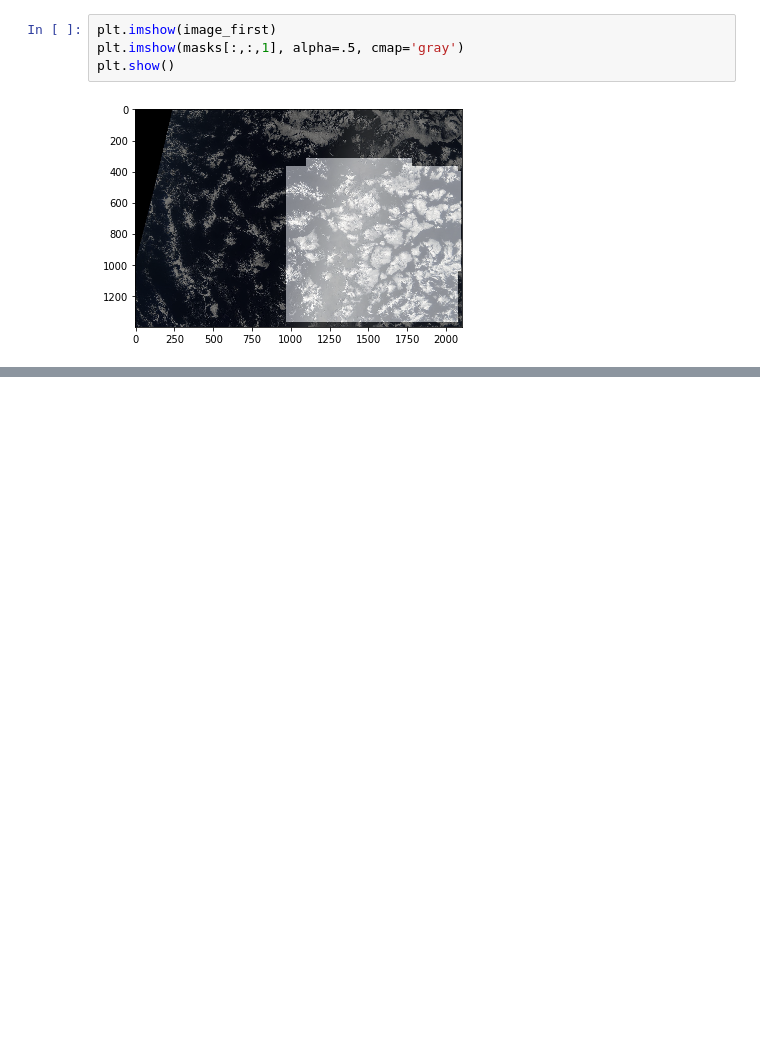
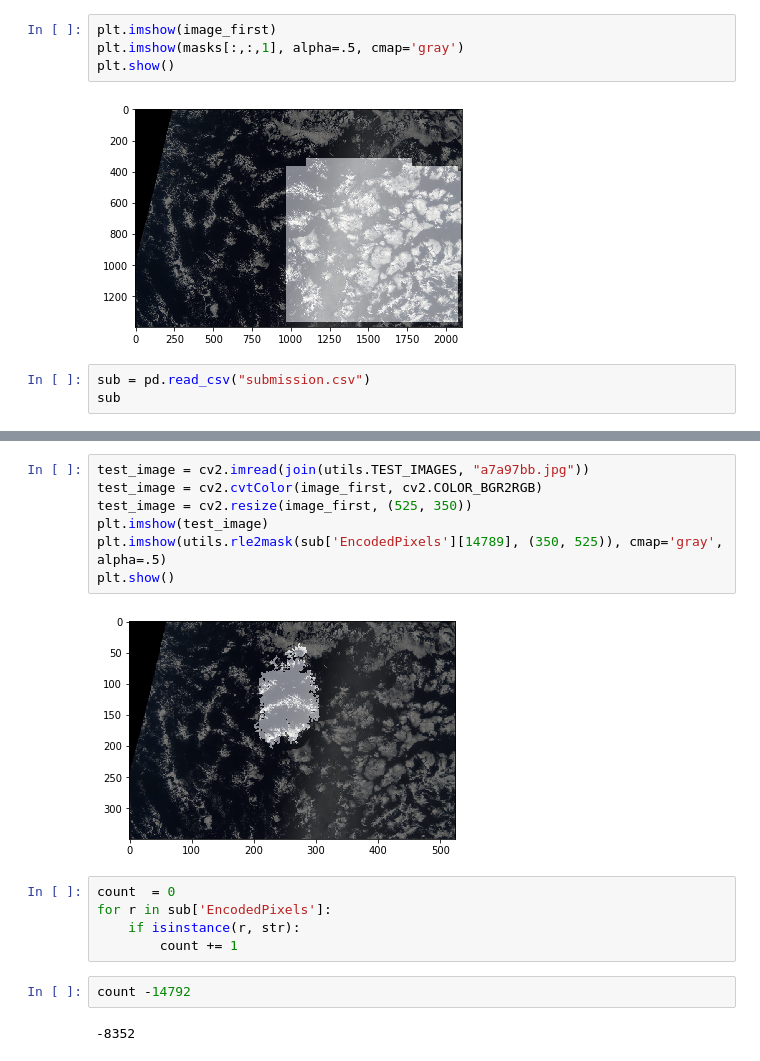
Before and after one commit to polmonroig/cloud_segmentation, a Jupyter notebook: eda.ipynb, the cells around one changed output, grey strips where cells are left out. Drawn from its saved outputs; the diff is of its cells as text; blank space fills up the shorter version.

```diff
--- a/eda.ipynb
+++ b/eda.ipynb
@@ -104,3 +104,6 @@ plt.imshow(masks[:,:,1], alpha=.5, cmap='gray')
 plt.show()
 # %% [output]
 [figure]
+# %%
+sub = pd.read_csv("submission.csv")
+sub
@@ -106,0 +124,18 @@ plt.show()
+# %%
+test_image = cv2.imread(join(utils.TEST_IMAGES, "a7a97bb.jpg"))
+test_image = cv2.cvtColor(image_first, cv2.COLOR_BGR2RGB)
+test_image = cv2.resize(image_first, (525, 350))
+plt.imshow(test_image)
+plt.imshow(utils.rle2mask(sub['EncodedPixels'][14789], (350, 525)), cmap='gray', alpha=.5)
+plt.show()
+# %% [output]
+[figure, added]
+# %%
+count  = 0
+for r in sub['EncodedPixels']:
+    if isinstance(r, str):
+        count += 1
+# %%
+count -14792
+# %% [output]
+-8352
```
Also changed, not shown: parts of 2 cells of this notebook, 15 other files.
